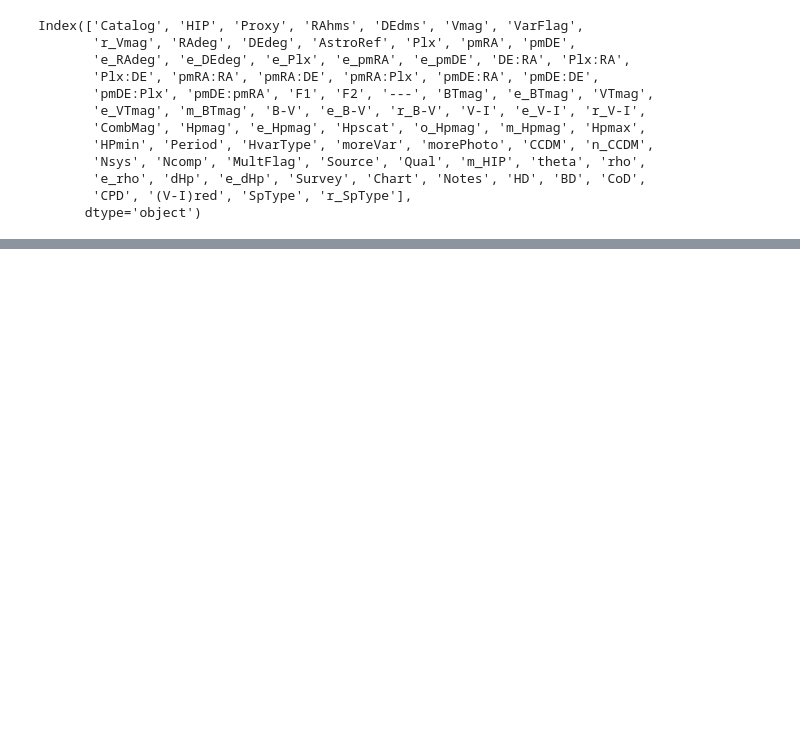
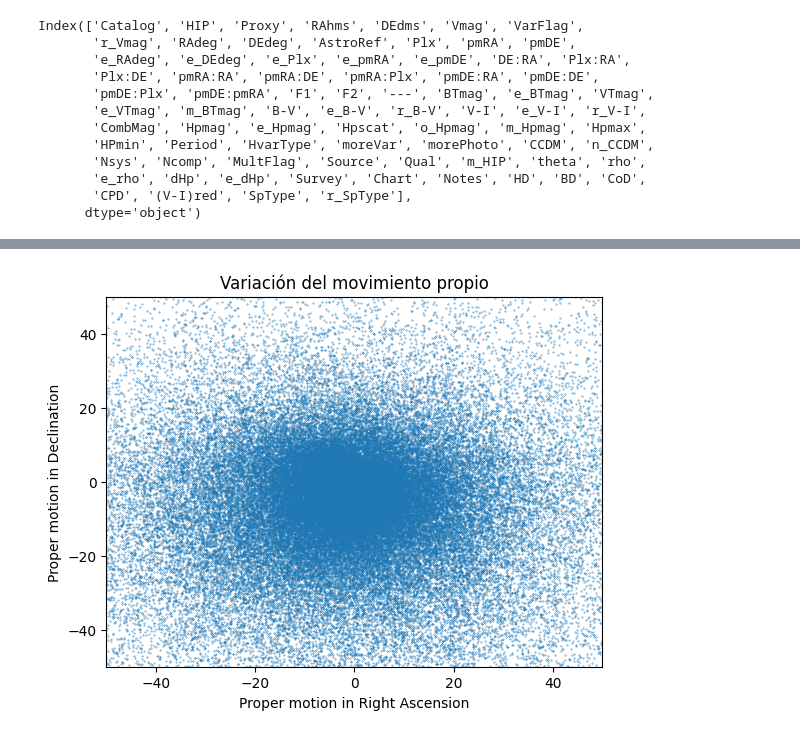
Before and after one commit to fbientrigo/intro_machine_learning, a Jupyter notebook: projects/hipparcos/exploratory.ipynb, the cells around one changed output, grey strips where cells are left out. Cells and saved outputs as stored; diff of their text form; code cells hidden in the pictures; blank space fills up the shorter version.

```diff
--- a/projects/hipparcos/exploratory.ipynb
+++ b/projects/hipparcos/exploratory.ipynb
@@ -57,0 +109,10 @@ Length: 78, dtype: object
+# %%
+plt.plot(hipp_df["pmRA"], hipp_df["pmDE"], 'o', markersize = 0.3)
+plt.xlabel("Proper motion in Right Ascension")
+plt.ylabel("Proper motion in Declination")
+plt.title ("Variación del movimiento propio")
+plt.xlim(-50, 50)
+plt.ylim(-50, 50)
+plt.show()
+# %% [output]
+[figure, added]
```
Also changed, not shown: parts of 27 cells of this notebook, 17 other files.
